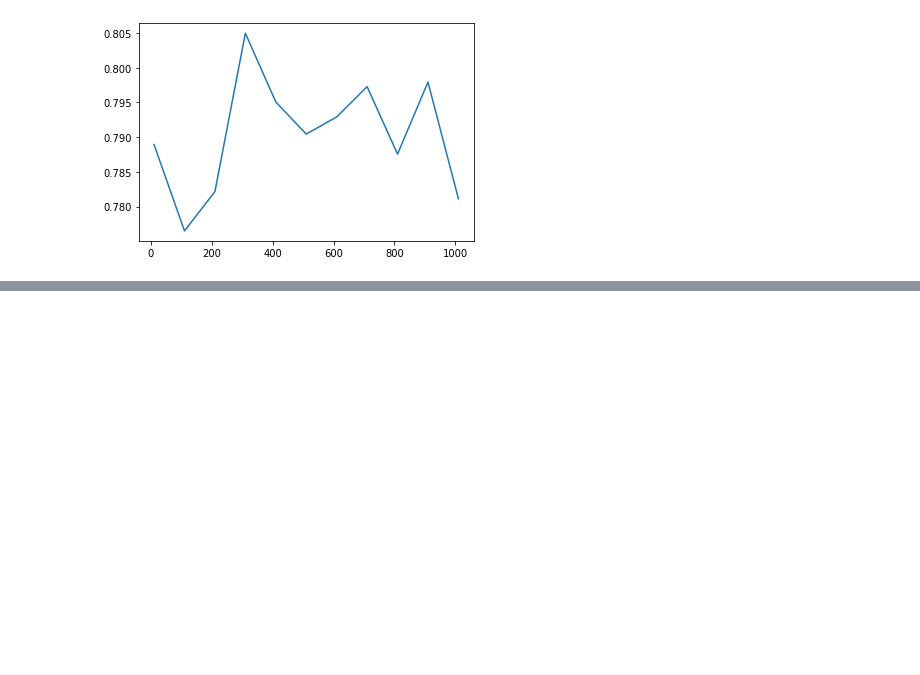
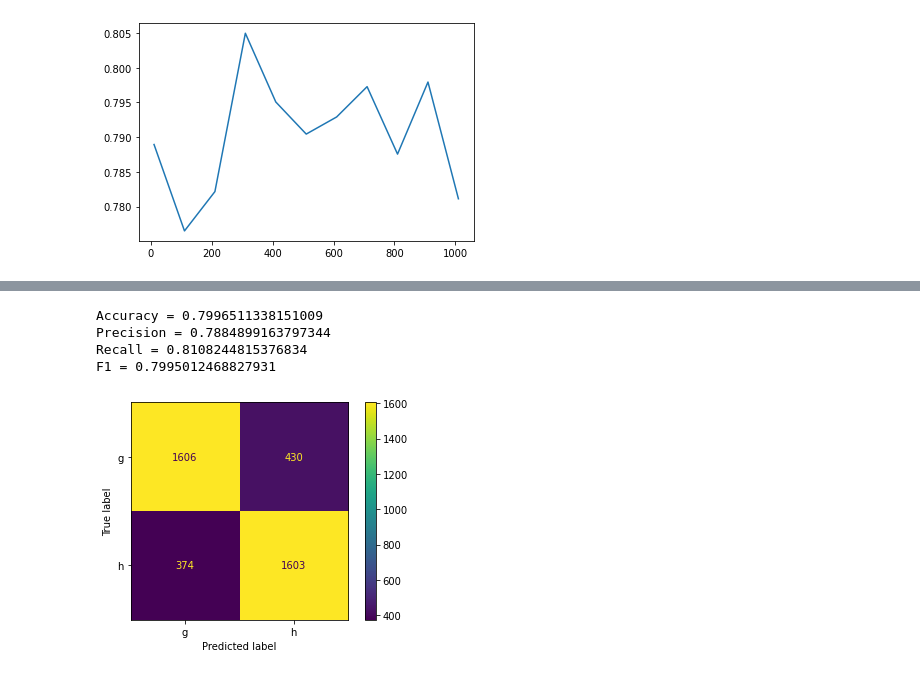
Before and after one commit to moharamfatema/data-classification-ml-python, a Jupyter notebook: nn.ipynb, the cells around one changed output, grey strips where cells are left out. Drawn from its saved outputs; the diff is of its cells as text; code cells hidden in the pictures; blank space fills up the shorter version.

```diff
--- a/nn.ipynb
+++ b/nn.ipynb
@@ -485,0 +568,31 @@ max accuracy = 0.8049667968750001 at batch size = 310
+# %%
+# build confusion matrix
+model.eval()
+y_pred = model(x_test)
+for i, val in enumerate(y_pred):
+    if val >= 0.5:
+        y_pred[i] = 1
+    else:
+        y_pred[i] = 0
+
+from sklearn.metrics import confusion_matrix, ConfusionMatrixDisplay, accuracy_score, precision_score, recall_score, f1_score
+
+m = confusion_matrix(y_test, y_pred.detach().numpy())
+# %%
+DISPLAY_LABELS = ['g','h']
+POS_LABEL = 1
+
+def disp_scores(y_true,y_pred,pos_label = POS_LABEL,display_labels = DISPLAY_LABELS):
+    ConfusionMatrixDisplay( confusion_matrix(y_true,y_pred),display_labels=display_labels).plot()
+    print("Accuracy =",accuracy_score(y_true,y_pred))
+    print("Precision =",precision_score(y_true,y_pred,pos_label=pos_label))
+    print("Recall =",recall_score(y_true,y_pred,pos_label=pos_label))
+    print("F1 =",f1_score(y_true,y_pred,pos_label=pos_label))
+
+disp_scores(y_test, y_pred.detach().numpy())
+# %% [output]
+Accuracy = 0.7996511338151009
+Precision = 0.7884899163797344
+Recall = 0.8108244815376834
+F1 = 0.7995012468827931
+[figure, added]
```
Also changed, not shown: parts of 4 cells of this notebook.
